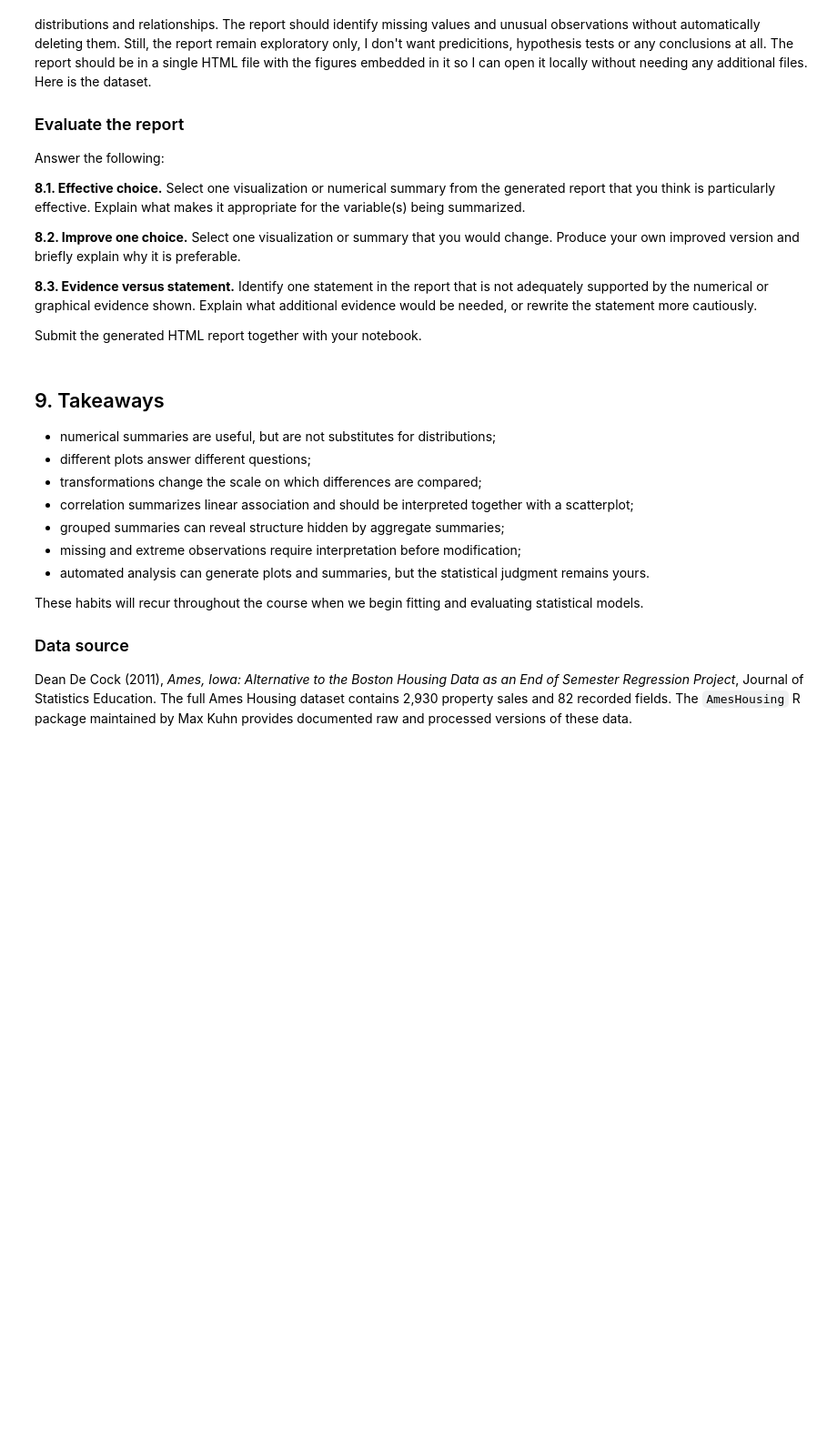
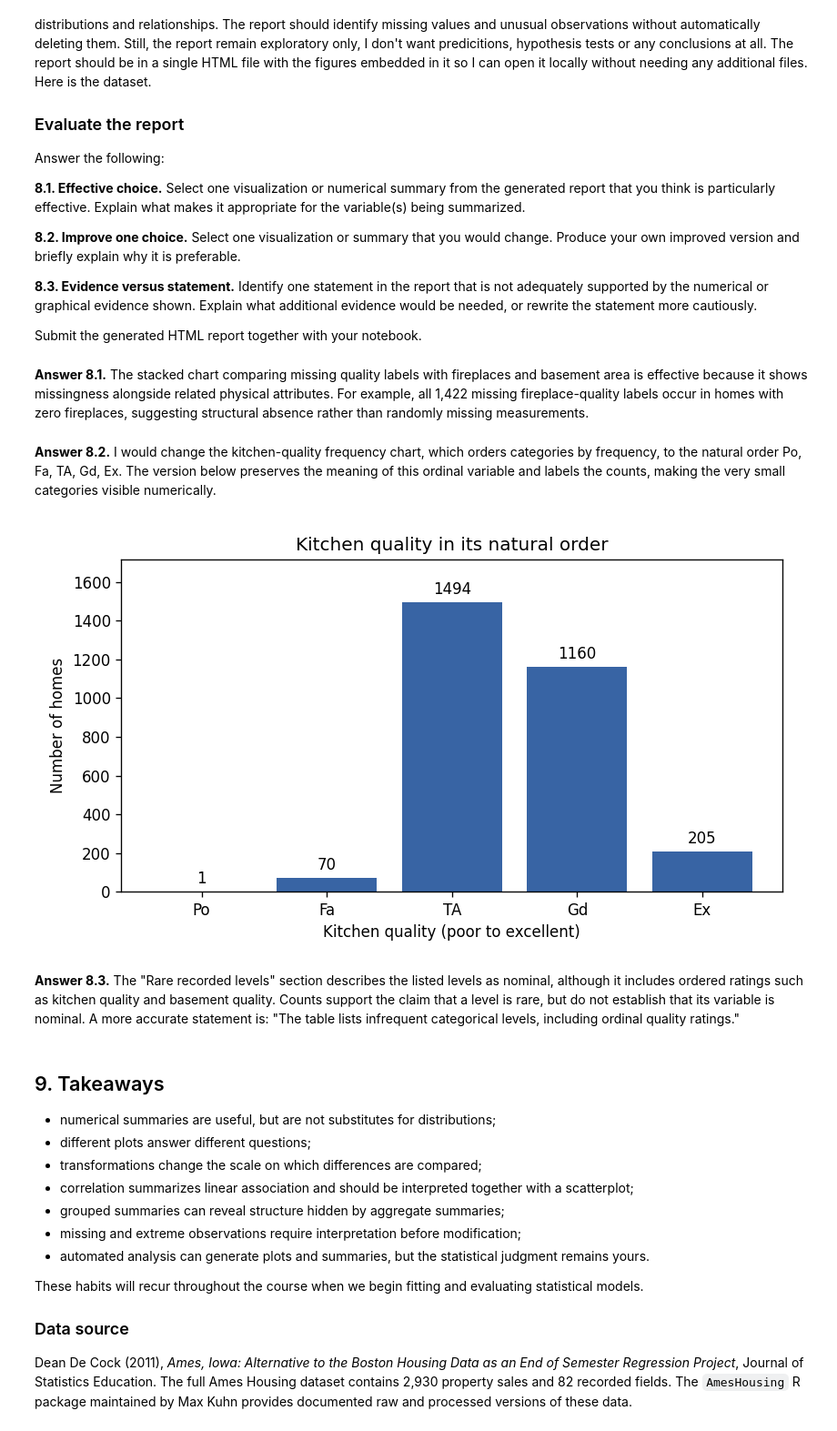
Before and after one commit to MendSe/Advanced-Statistics, a Jupyter notebook: Ex0/advs-hw0 (EDA).ipynb, the cells around one changed output. Shown at 91% size. Drawn from its saved outputs; the diff is of its cells as text; code cells hidden in the pictures; blank space fills up the shorter version.

```diff
--- a/Ex0/advs-hw0 (EDA).ipynb
+++ b/Ex0/advs-hw0 (EDA).ipynb
@@ -851,6 +853,27 @@ Answer the following:
 **8.3. Evidence versus statement.** Identify one statement in the report that is not adequately supported by the numerical or graphical evidence shown. Explain what additional evidence would be needed, or rewrite the statement more cautiously.
 
 Submit the generated HTML report together with your notebook.
+# %% [markdown]
+**Answer 8.1.** The stacked chart comparing missing quality labels with fireplaces and basement area is effective because it shows missingness alongside related physical attributes. For example, all 1,422 missing fireplace-quality labels occur in homes with zero fireplaces, suggesting structural absence rather than randomly missing measurements.
+# %% [markdown]
+**Answer 8.2.** I would change the kitchen-quality frequency chart, which orders categories by frequency, to the natural order Po, Fa, TA, Gd, Ex. The version below preserves the meaning of this ordinal variable and labels the counts, making the very small categories visible numerically.
+# %%
+# Improved version of the report's kitchen-quality frequency chart
+quality_levels = ['Po', 'Fa', 'TA', 'Gd', 'Ex']
+quality_counts = dataset['kitchen_quality'].value_counts().reindex(quality_levels, fill_value=0)
+
+fig, ax = plt.subplots(figsize=(7, 4))
+bars = ax.bar(quality_levels, quality_counts, color='#3864a4')
+ax.bar_label(bars, padding=3)
+ax.set(xlabel='Kitchen quality (poor to excellent)', ylabel='Number of homes',
+       title='Kitchen quality in its natural order')
+ax.set_ylim(0, quality_counts.max() * 1.15)
+fig.tight_layout()
+plt.show()
+# %% [output]
+[figure, added]
+# %% [markdown]
+**Answer 8.3.** The "Rare recorded levels" section describes the listed levels as nominal, although it includes ordered ratings such as kitchen quality and basement quality. Counts support the claim that a level is rare, but do not establish that its variable is nominal. A more accurate statement is: "The table lists infrequent categorical levels, including ordinal quality ratings."
 # %% [markdown]
 ## 9. Takeaways
 
```
Also changed, not shown: parts of 4 cells of this notebook, 1 other file.
